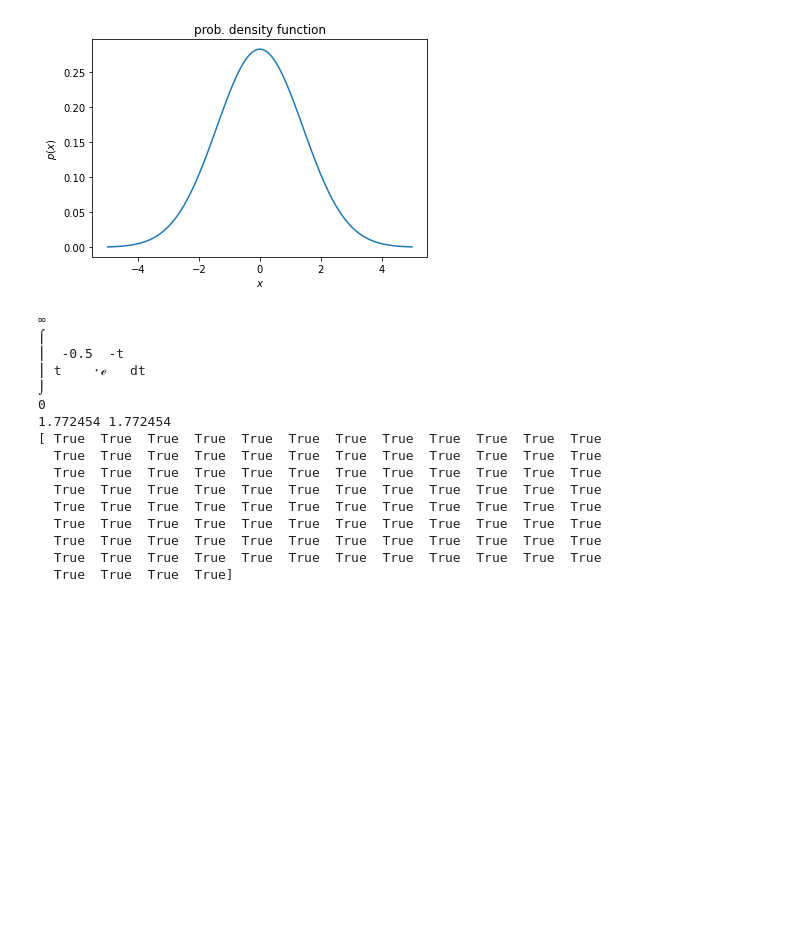
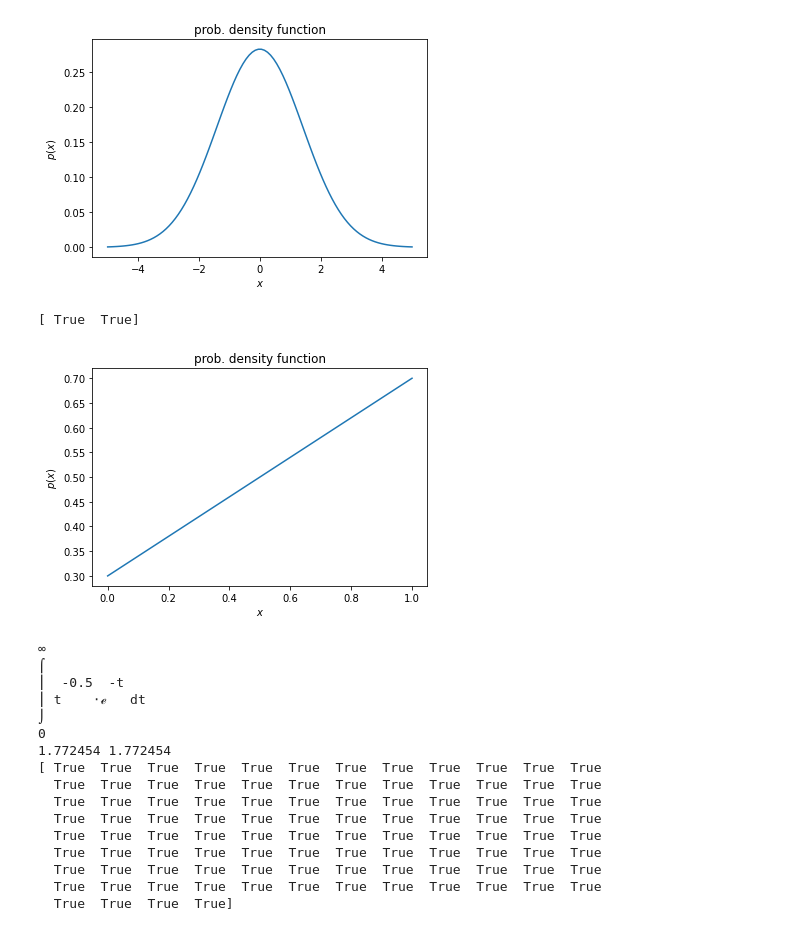
Before and after one commit to dy9296/basic_stats, a Jupyter notebook: dist_main.ipynb, the cells around one changed output. Saved outputs shown, nothing was run; the diff lists cells and outputs as text; code cells hidden in the pictures; blank space fills up the shorter version.

Commit message:
bernoulli(not complete)

```diff
--- a/dist_main.ipynb
+++ b/dist_main.ipynb
@@ -33,6 +33,23 @@ plot_pdf(var_x, result)
   True  True  True  True  True  True  True  True  True  True  True  True
   True  True  True  True]
 [figure]
+# %%
+# bernoulli distribution
+
+from distribution import bernoulli as bern_dist
+from scipy.stats import bernoulli
+
+# normal pdf
+var_x = np.array([0, 1])
+
+result = bern_dist(0.7).pdf(var_x)
+answer = bernoulli(0.7).pmf(var_x)
+
+print(result.round(6) == answer.round(6))
+plot_pdf(var_x, result)
+# %% [output]
+[ True  True]
+[figure, added]
 # %%
 # gamma distribuiton
 
```
Also changed, not shown: 1 other file.
